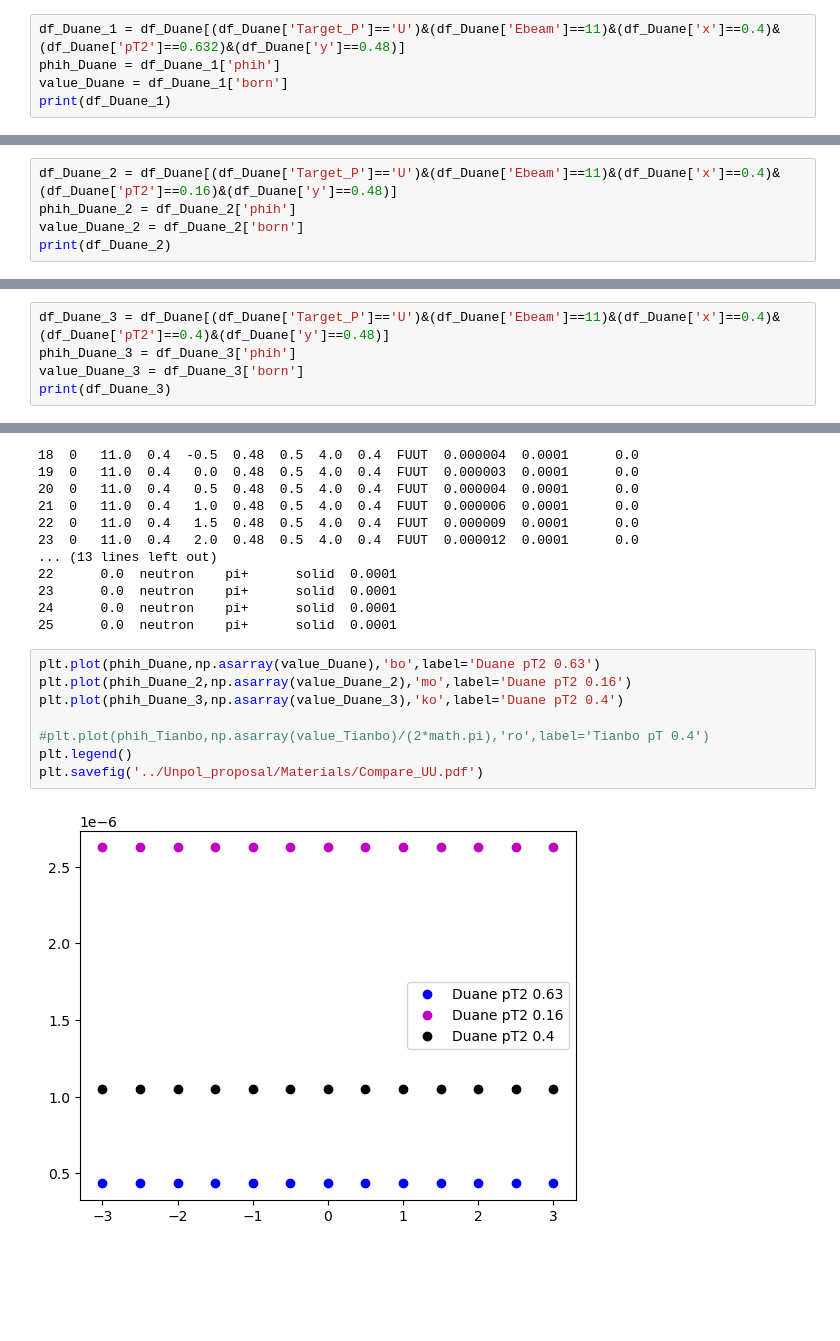
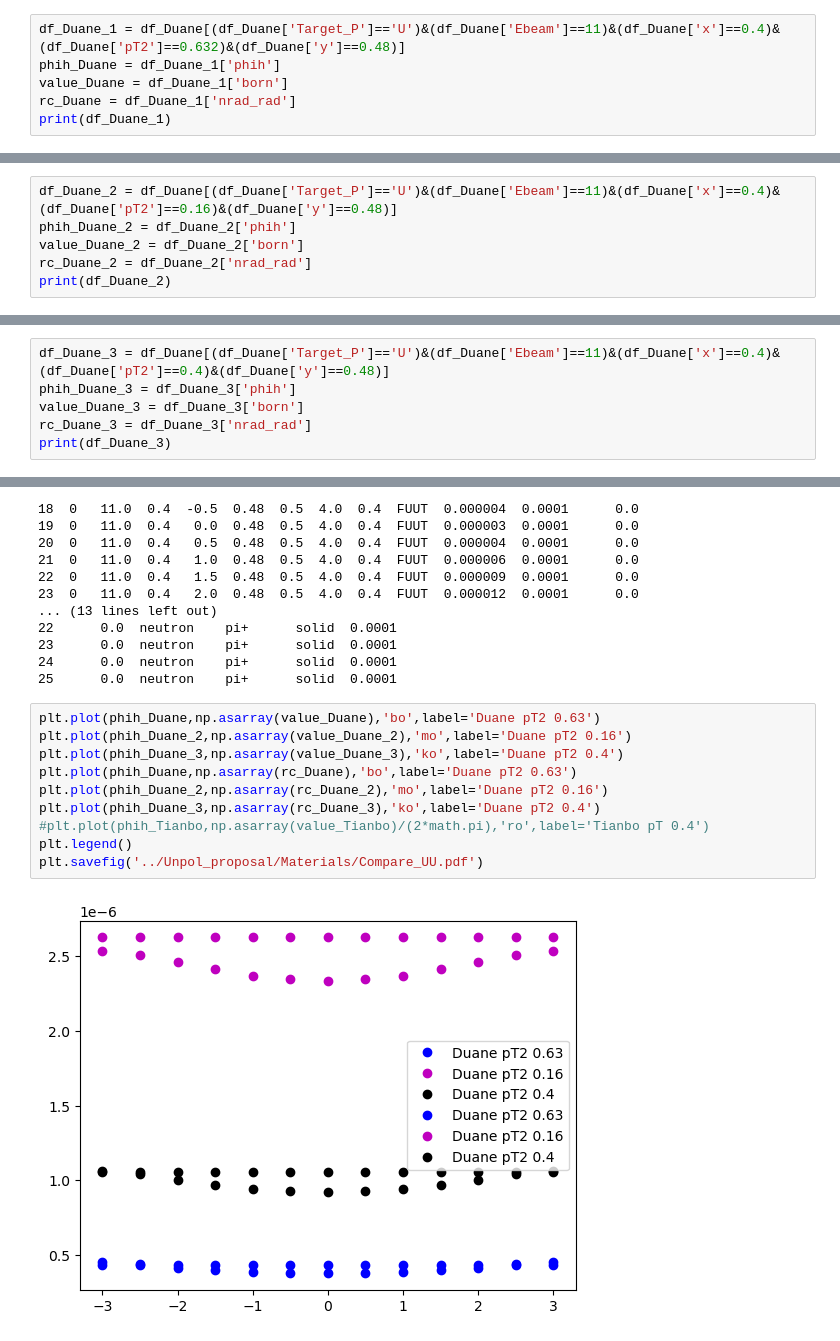
Before and after one commit to Mengzhendada/compare, a Jupyter notebook: test_compare_Duan_Tianbo.ipynb, the cells around one changed output, grey strips where cells are left out. Saved outputs shown, nothing was run; the diff lists cells and outputs as text; blank space fills up the shorter version.

Commit message:
modified:   ../../Unpol_SIDIS_xs_check.ipynb 	new file:   Duane_input_lowQ2x.txt 	modified:   ../../test_compare_Duan_Tianbo.ipynb

```diff
--- a/test_compare_Duan_Tianbo.ipynb
+++ b/test_compare_Duan_Tianbo.ipynb
@@ -38,6 +38,7 @@ for i,row in df_Duane.iterrows():
 df_Duane_1 = df_Duane[(df_Duane['Target_P']=='U')&(df_Duane['Ebeam']==11)&(df_Duane['x']==0.4)&(df_Duane['pT2']==0.632)&(df_Duane['y']==0.48)]
 phih_Duane = df_Duane_1['phih']
 value_Duane = df_Duane_1['born']
+rc_Duane = df_Duane_1['nrad_rad']
 print(df_Duane_1)
 # %% [output]
     set  Ebeam beam_P Target_P    x     y    z    pT2  phih  phis  ...
@@ -61,6 +62,7 @@ print(df_Duane_1)
 df_Duane_2 = df_Duane[(df_Duane['Target_P']=='U')&(df_Duane['Ebeam']==11)&(df_Duane['x']==0.4)&(df_Duane['pT2']==0.16)&(df_Duane['y']==0.48)]
 phih_Duane_2 = df_Duane_2['phih']
 value_Duane_2 = df_Duane_2['born']
+rc_Duane_2 = df_Duane_2['nrad_rad']
 print(df_Duane_2)
 # %% [output]
     set  Ebeam beam_P Target_P    x     y    z   pT2  phih  phis  ...
@@ -84,6 +86,7 @@ print(df_Duane_2)
 df_Duane_3 = df_Duane[(df_Duane['Target_P']=='U')&(df_Duane['Ebeam']==11)&(df_Duane['x']==0.4)&(df_Duane['pT2']==0.4)&(df_Duane['y']==0.48)]
 phih_Duane_3 = df_Duane_3['phih']
 value_Duane_3 = df_Duane_3['born']
+rc_Duane_3 = df_Duane_3['nrad_rad']
 print(df_Duane_3)
 # %% [output]
     set  Ebeam beam_P Target_P    x     y    z  pT2  phih  phis  ...
@@ -129,10 +132,12 @@ print(df_Tianbo_1)
 # %%
 plt.plot(phih_Duane,np.asarray(value_Duane),'bo',label='Duane pT2 0.63')
 plt.plot(phih_Duane_2,np.asarray(value_Duane_2),'mo',label='Duane pT2 0.16')
 plt.plot(phih_Duane_3,np.asarray(value_Duane_3),'ko',label='Duane pT2 0.4')
-
+plt.plot(phih_Duane,np.asarray(rc_Duane),'bo',label='Duane pT2 0.63')
+plt.plot(phih_Duane_2,np.asarray(rc_Duane_2),'mo',label='Duane pT2 0.16')
+plt.plot(phih_Duane_3,np.asarray(rc_Duane_3),'ko',label='Duane pT2 0.4')
 #plt.plot(phih_Tianbo,np.asarray(value_Tianbo)/(2*math.pi),'ro',label='Tianbo pT 0.4')
 plt.legend()
 plt.savefig('../Unpol_proposal/Materials/Compare_UU.pdf')
 # %% [output]
-[figure, old version]
+[figure, new version]
```
Also changed, not shown: parts of 2 cells of this notebook, 2 other files.
